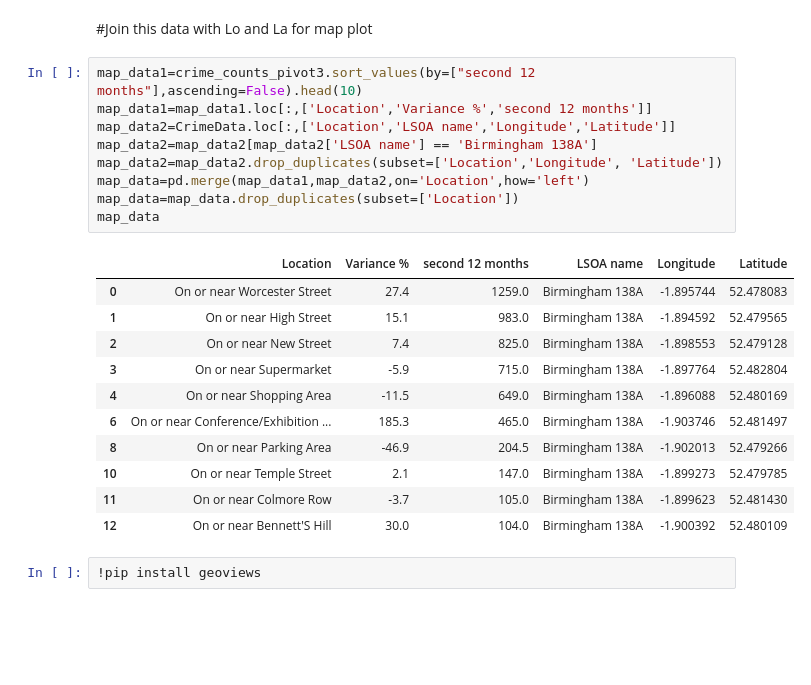
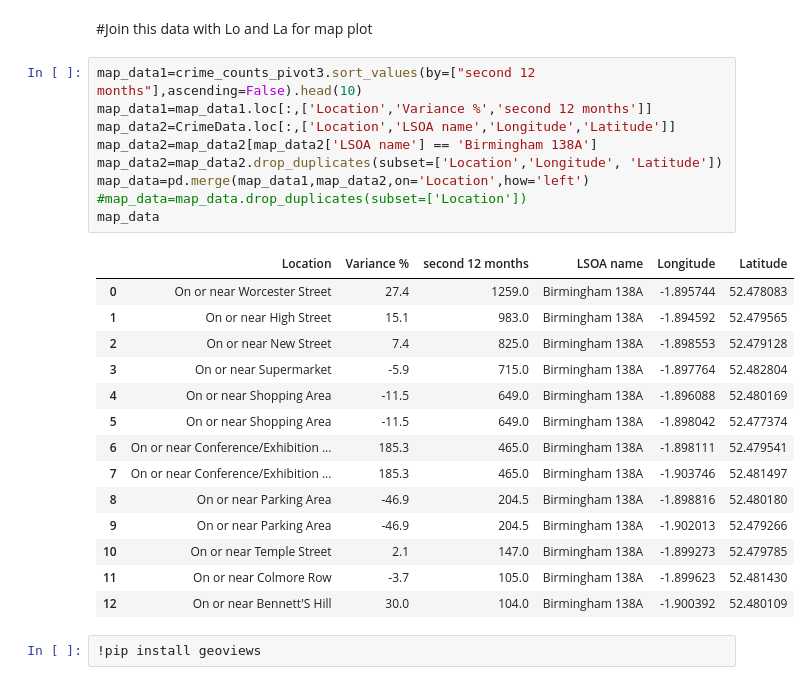
Before and after one commit to zhangwiki86-soton/L7---Data-Analysis-and-Visualisation, a Jupyter notebook: DRAFT Test Glob Final.ipynb, the cells around one changed output. Saved outputs shown, nothing was run; the diff lists cells and outputs as text; blank space fills up the shorter version.

```diff
--- a/DRAFT Test Glob Final.ipynb
+++ b/DRAFT Test Glob Final.ipynb
@@ -559,21 +531,24 @@ crime_counts_pivot3.sort_values(by=["second 12 months"],ascending=False).head(10
 # %%
 map_data1=crime_counts_pivot3.sort_values(by=["second 12 months"],ascending=False).head(10)
 map_data1=map_data1.loc[:,['Location','Variance %','second 12 months']]
 map_data2=CrimeData.loc[:,['Location','LSOA name','Longitude','Latitude']]
 map_data2=map_data2[map_data2['LSOA name'] == 'Birmingham 138A']
 map_data2=map_data2.drop_duplicates(subset=['Location','Longitude', 'Latitude'])
 map_data=pd.merge(map_data1,map_data2,on='Location',how='left')
-map_data=map_data.drop_duplicates(subset=['Location'])
+#map_data=map_data.drop_duplicates(subset=['Location'])
 map_data
 # %% [output]
 |  | Location | Variance % | second 12 months | LSOA name | Longitude | Latitude |
 | 0 | On or near Worcester Street | 27.4 | 1259.0 | Birmingham 138A | -1.895744 | 52.478083 |
 | 1 | On or near High Street | 15.1 | 983.0 | Birmingham 138A | -1.894592 | 52.479565 |
 | 2 | On or near New Street | 7.4 | 825.0 | Birmingham 138A | -1.898553 | 52.479128 |
 | 3 | On or near Supermarket | -5.9 | 715.0 | Birmingham 138A | -1.897764 | 52.482804 |
 | 4 | On or near Shopping Area | -11.5 | 649.0 | Birmingham 138A | -1.896088 | 52.480169 |
-| 6 | On or near Conference/Exhibition ... | 185.3 | 465.0 | Birmingham 138A | -1.903746 | 52.481497 |
-| 8 | On or near Parking Area | -46.9 | 204.5 | Birmingham 138A | -1.902013 | 52.479266 |
+| 5 | On or near Shopping Area | -11.5 | 649.0 | Birmingham 138A | -1.898042 | 52.477374 |
+| 6 | On or near Conference/Exhibition ... | 185.3 | 465.0 | Birmingham 138A | -1.898111 | 52.479541 |
+| 7 | On or near Conference/Exhibition ... | 185.3 | 465.0 | Birmingham 138A | -1.903746 | 52.481497 |
+| 8 | On or near Parking Area | -46.9 | 204.5 | Birmingham 138A | -1.898816 | 52.480180 |
+| 9 | On or near Parking Area | -46.9 | 204.5 | Birmingham 138A | -1.902013 | 52.479266 |
 | 10 | On or near Temple Street | 2.1 | 147.0 | Birmingham 138A | -1.899273 | 52.479785 |
 | 11 | On or near Colmore Row | -3.7 | 105.0 | Birmingham 138A | -1.899623 | 52.481430 |
 | 12 | On or near Bennett'S Hill | 30.0 | 104.0 | Birmingham 138A | -1.900392 | 52.480109 |
```
Also changed, not shown: parts of 12 cells of this notebook.
